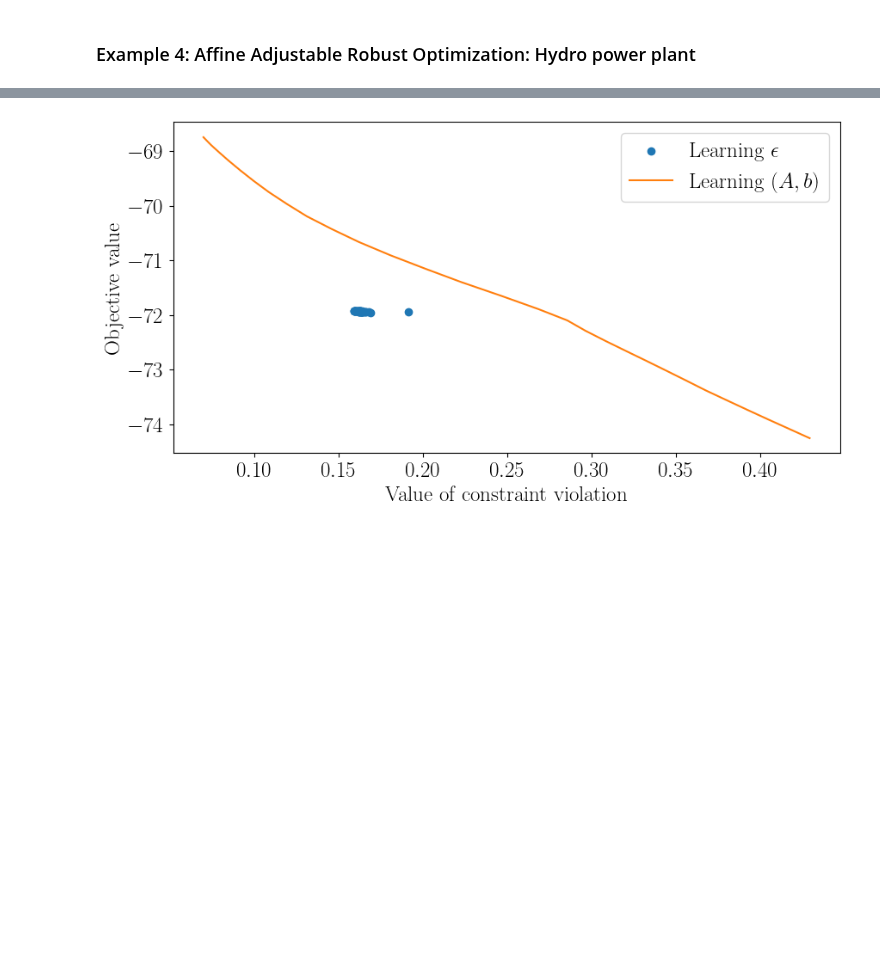
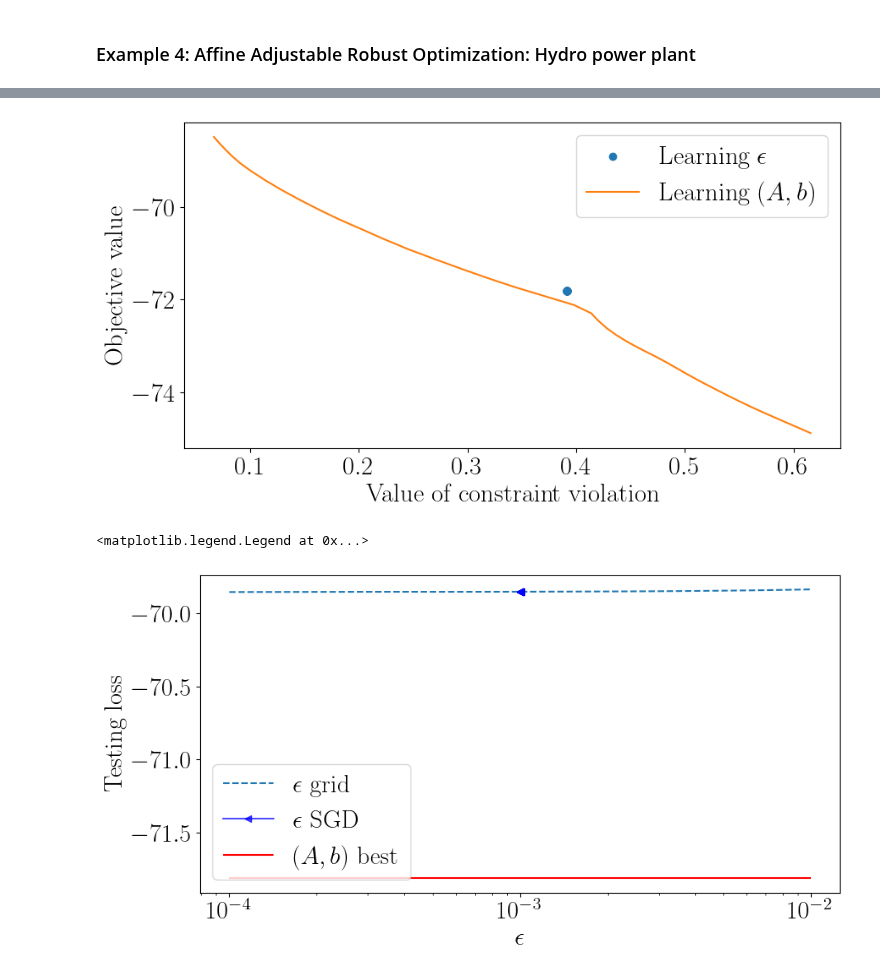
Before and after one commit to stellatogrp/lropt, a Jupyter notebook: examples/experiments/tutorial_learning.ipynb, the cells around one changed output, grey strips where cells are left out. Drawn from its saved outputs; the diff is of its cells as text; code cells hidden in the pictures; blank space fills up the shorter version.

```diff
--- a/examples/experiments/tutorial_learning.ipynb
+++ b/examples/experiments/tutorial_learning.ipynb
@@ -525,6 +537,6 @@ t_base = t.value
 # %%
 plt.figure(figsize=(5, 5))
-n = 100
+n = 25
 offset = 2
 x_min, x_max = np.min(data[:,0]) - offset, np.max(data[:,0]) + offset
 y_min, y_max = np.min(data[:,1]) - offset, np.max(data[:,1]) + offset
@@ -552,12 +564,14 @@ plt.title("Original and reshaped sets")
 # Set x axis label for the contour plot
 plt.xlabel(r"$u_1$")
 # Set y axis label for the contour plot
-
+import seaborn as sns
 plt.ylabel(r"$u_2$")
 # plt.ylim(-20,40)
 # plt.xlim(-20,40)
 plt.contour(x,y,fin_set, [1], colors = ["tab:orange"])
 plt.contour(x,y,init_set, [1], colors = ["tab:blue"])
+# plt.pcolormesh(g_level_learned, alpha = 0.5)
+# plt.pcolormesh(g_level_base, alpha = 0.5)
 plt.contour(x,y,g_level_learned, [t_learned], colors = ["tab:orange"])
 plt.contour(x,y,g_level_base, [t_base], colors = ["tab:blue"])
 plt.scatter(data[:,0],data[:,1])
@@ -775,10 +835,9 @@ objective = cp.Minimize(tau)
 
 # formulate constraints
 constraints = [-cp.sum([c[t]*x0[t] + c[t]*x[t]@P[t]@u for t in range(T)]) <= tau]
+constraints += [cp.maximum(*[l0 - lhigh + np.ones(t+1)@P[t]@u - cp.sum([x0[i] + x[i]@P[i]@u for i in range(t+1)]) for t in range(T)], *[llow - l0 - np.ones(t+1)@P[t]@u  + cp.sum([x0[i] + x[i]@P[i]@u for i in range(t+1)]) for t in range(T)]) <= 0]
 for t in range(T):
-    constraints += [l0 - lhigh + np.ones(t+1)@P[t]@u - cp.sum([x0[i] + x[i]@P[i]@u for i in range(t+1)]) <= 0]
-    constraints += [llow - l0 - np.ones(t+1)@P[t]@u  + cp.sum([x0[i] + x[i]@P[i]@u for i in range(t+1)]) <= 0]
-    constraints += [x0[t] + x[t]@P[t]@u >= 0]
+    constraints += [-x0[t] - x[t]@P[t]@u <= 0]
 
 # formulate Robust Problem
 prob = lro.RobustProblem(objective, constraints)
@@ -788,18 +847,18 @@ s = 1
 init = sc.linalg.sqrtm(sc.linalg.inv(np.cov(data.T)))
 init_b = -init@np.mean(data, axis=0)
 # Train only epsilon
-result = prob.train(eps = True, lr = 0.001, step=30, momentum = 0.8, optimizer = "SGD", initeps = 0.001, seed = s)
-df_eps  = result.df
+# result = prob.train(eps = True, lr = 0.001, step=30, momentum = 0.8, optimizer = "SGD", initeps = 0.001, seed = s)
+# df_eps  = result.df
 # Train A and b
-result1 = prob.train(lr = 0.001, step=30, momentum = 0.8, optimizer = "SGD", initA = init, initb = init_b, seed = s)
+result1 = prob.train(lr = 0.001, step=40, momentum = 0.8, optimizer = "SGD", initA = init, initb = init_b, seed = s, fixb = False)
 df1 = result1.df
 A_fin = result1.A
 b_fin = result1.b
 
-result2 = prob.train(eps = True, lr = 0.001, step=30, momentum = 0.8, optimizer = "SGD", seed = s, initA = A_fin, initb = b_fin)
+result2 = prob.train(eps = True, lr = 0.001, step=40, momentum = 0.8, optimizer = "SGD", seed = s, initA = A_fin, initb = b_fin)
 df_r1 = result2.df
 
-result3 = prob.train(eps = True, lr = 0.001, step=30, momentum = 0.8, optimizer = "SGD", seed = s, initA = init, initb = init_b, initeps = 0.001)
+result3 = prob.train(eps = True, lr = 0.001, step=40, momentum = 0.8, optimizer = "SGD", seed = s, initA = init, initb = init_b, initeps = 0.001)
 df_r2 = result3.df
 # Grid search epsilon
 result4 = prob.grid(epslst = np.linspace(0.0001, 0.01, 40), initA = init, initb = init_b, seed = s)
@@ -839,12 +898,32 @@ plt.show()
 # %%
+plt.rcParams.update({
+    "text.usetex":True,
+
+    "font.size":22,
+    "font.family": "serif"
+})
 plt.figure(figsize=(10,5))
-plt.scatter(dfgrid['Violations'], dfgrid['Opt_val'], color="tab:blue", label=r"Learning $\epsilon$")
+plt.scatter(df_r2['Violations'], df_r2['Opt_val'], color="tab:blue", label=r"Learning $\epsilon$")
 plt.plot(df1['Violations'], df1['Opt_val'], color="tab:orange", label=r"Learning $(A,b)$")
 plt.ylabel("Objective value")
 # ax2.set_xlim([-1,20])
 plt.xlabel("Value of constraint violation")
+plt.legend(loc = "upper right")
+# plt.savefig("Hydro.pdf",bbox_inches='tight')
+plt.show()
+plt.figure(figsize=(10, 5))
+
+styles = ["s",'o',"^","v","<",">","o",'s',"^","v","<",">"]
+j=0
+plt.plot(dfgrid["Eps"], dfgrid["Eval_val"], color = colors[j], linestyle='--',label="$\epsilon$ grid")
+plt.plot(df_r2["A_norm"],df_r2["Eval_val"], linestyle='-', marker="<", color = "blue", label="$\epsilon$ SGD",alpha = 0.7)
+plt.hlines( xmin = np.min(dfgrid["Eps"]), xmax = np.max(dfgrid["Eps"]), y = np.min(df1["Eval_val"]), label = "$(A,b)$ best", color= "red")
+plt.xscale("log")
+plt.xlabel("$\epsilon$")
+plt.ylabel("Testing loss")
 plt.legend()
-# plt.savefig("Inventory.pdf",bbox_inches='tight')
-plt.show()
+# plt.savefig("Hydro_train.pdf",bbox_inches='tight')
 # %% [output]
-[figure, old version]
+[figure, new version]
+<matplotlib.legend.Legend at 0x...>
+[figure, added]
```
Also changed, not shown: parts of 29 cells of this notebook, 36 other files.
